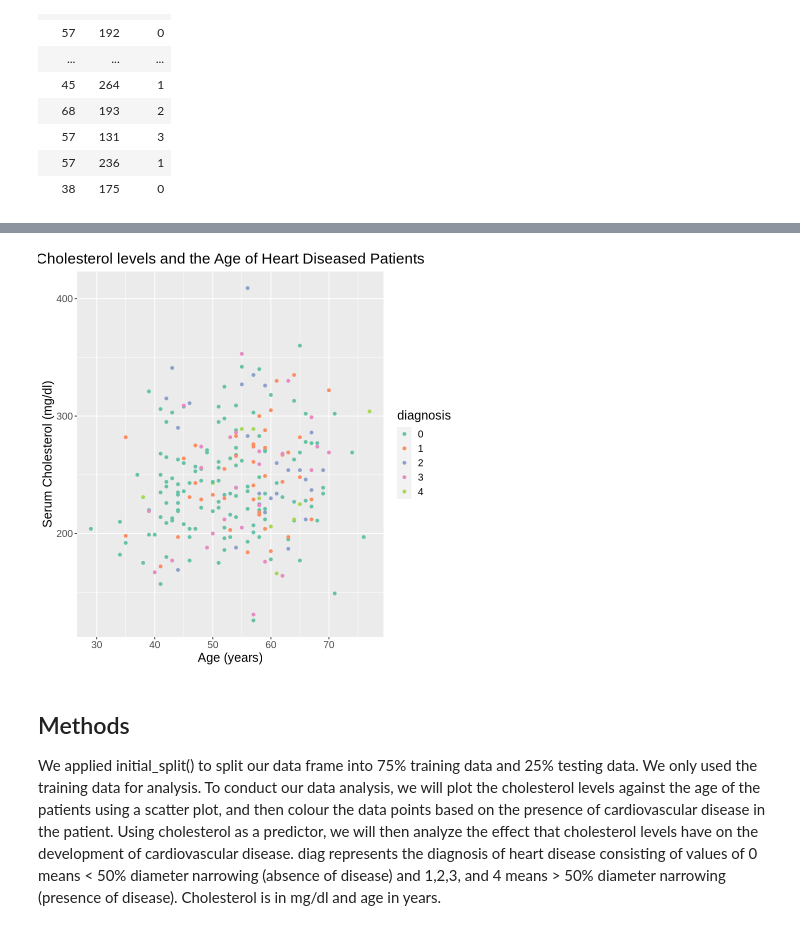
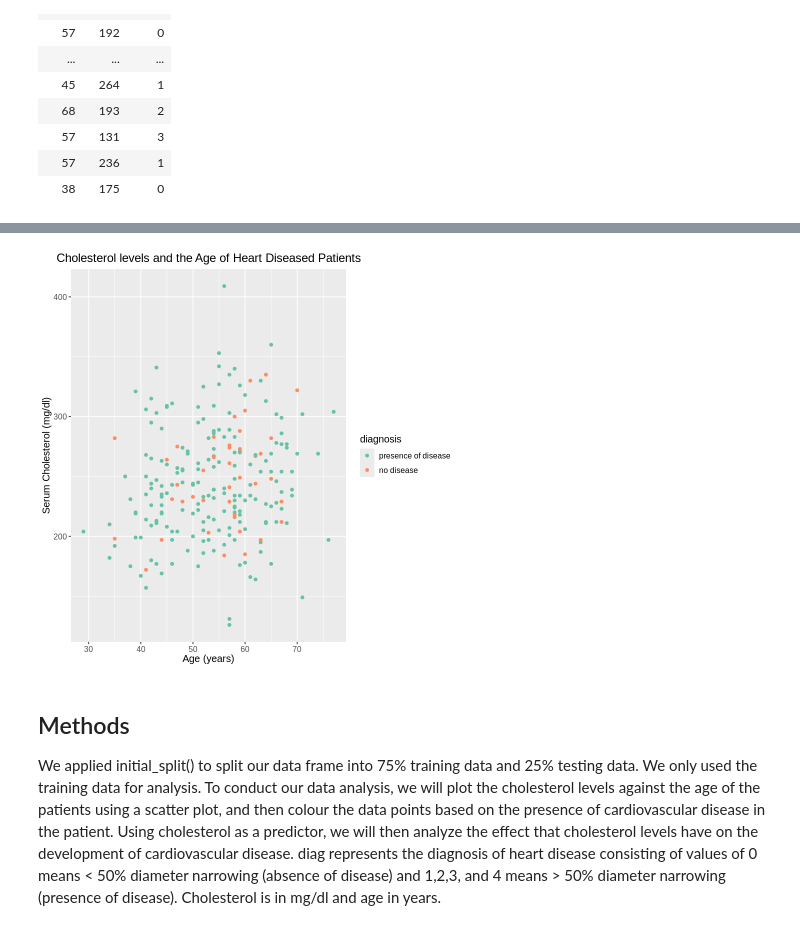
Before and after one commit to matthewzizek/dsci-100-project, a Jupyter notebook: ProjectProposal.ipynb, the cells around one changed output, grey strips where cells are left out. Cells and saved outputs as stored; diff of their text form; code cells hidden in the pictures.

Commit message:
Created temporary data table categorizing diag into two categories

```diff
--- a/ProjectProposal.ipynb
+++ b/ProjectProposal.ipynb
@@ -70,6 +70,21 @@ cleveland_split <- initial_split(cleveland, prop = 0.75, strata = diag)
 cleveland_train <- training(cleveland_split)
 cleveland_test <- testing(cleveland_split)
 head(cleveland_train)
+
+cleveland2 <- cleveland_train
+
+cleveland2$diag <- as.character(cleveland2$diag)
+
+
+for(i in 1:nrow(cleveland2)){
+    if(cleveland2[i, 3] != "1") {
+        cleveland2[i, 3] <- "presence of disease"
+        } else {
+        cleveland2[i, 3] <- "no disease"
+    }
+    }
+
+cleveland2
 # %% [output]
 A tibble: 6 × 3
 | age | chol | diag |
@@ -83,17 +117,17 @@ A tibble: 6 × 3
 # %%
 #Creating a scatter plot using training data
-cleveland_plot <- cleveland_train |>
+cleveland_plot <- cleveland2 |>
                     ggplot(aes(x = age, y = chol, color = as_factor(diag))) +
                     geom_point() +
                     labs(x = "Age (years)", y = "Serum Cholesterol (mg/dl)",
                          title = "Cholesterol levels and the Age of Heart Diseased Patients",
                         color = "diagnosis") +
-                    theme(text = element_text(size = 15)) +
+                    theme(text = element_text(size = 12)) +
                     theme(plot.title=element_text(hjust = 0.5)) +
                     scale_color_brewer(palette = "Set2")
 cleveland_plot
 # %% [output]
-[figure, old version]
+[figure, new version]
 # %% [markdown]
 ## Methods
 
```
Also changed, not shown: parts of 2 cells of this notebook.
